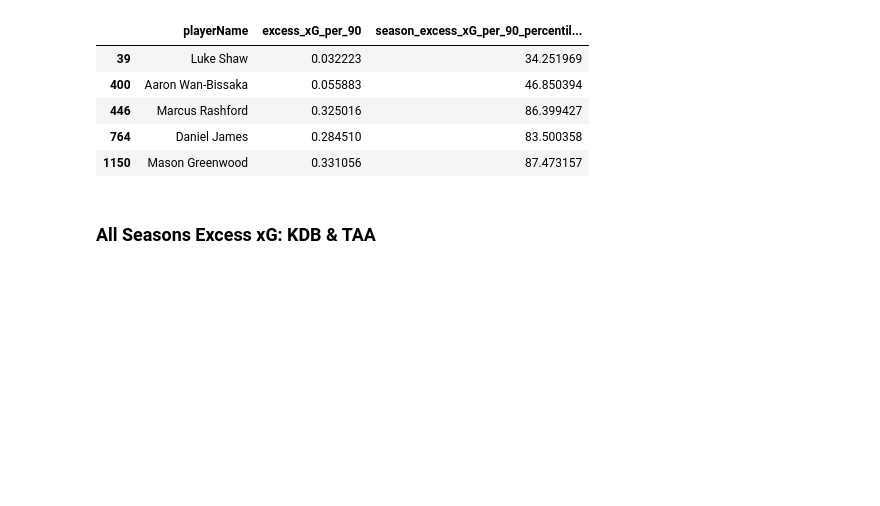
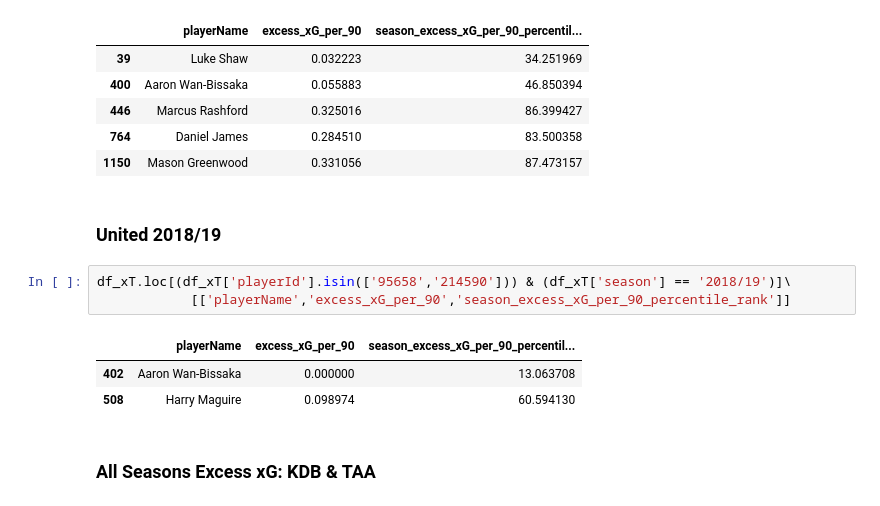
Before and after one commit to christiangilson/MSc-Applied-Statistics-Project-Code, a Jupyter notebook: Applications/xT/Player xT.ipynb, the cells around one changed output. Drawn from its saved outputs; the diff is of its cells as text; blank space fills up the shorter version.

```diff
--- a/Applications/xT/Player xT.ipynb
+++ b/Applications/xT/Player xT.ipynb
@@ -568,6 +568,15 @@ df_xT.loc[(df_xT['playerId'].isin(['176297','106760','200617','220688','214590']
 | 446 | Marcus Rashford | 0.325016 | 86.399427 |
 | 764 | Daniel James | 0.284510 | 83.500358 |
 | 1150 | Mason Greenwood | 0.331056 | 87.473157 |
+# %% [markdown]
+### United 2018/19
+# %%
+df_xT.loc[(df_xT['playerId'].isin(['95658','214590'])) & (df_xT['season'] == '2018/19')]\
+            [['playerName','excess_xG_per_90','season_excess_xG_per_90_percentile_rank']]
+# %% [output]
+|  | playerName | excess_xG_per_90 | season_excess_xG_per_90_percentil... |
+| 402 | Aaron Wan-Bissaka | 0.000000 | 13.063708 |
+| 508 | Harry Maguire | 0.098974 | 60.594130 |
 # %% [markdown]
 ### All Seasons Excess xG: KDB & TAA
 # %%
```
Also changed, not shown: parts of 4 cells of this notebook.
